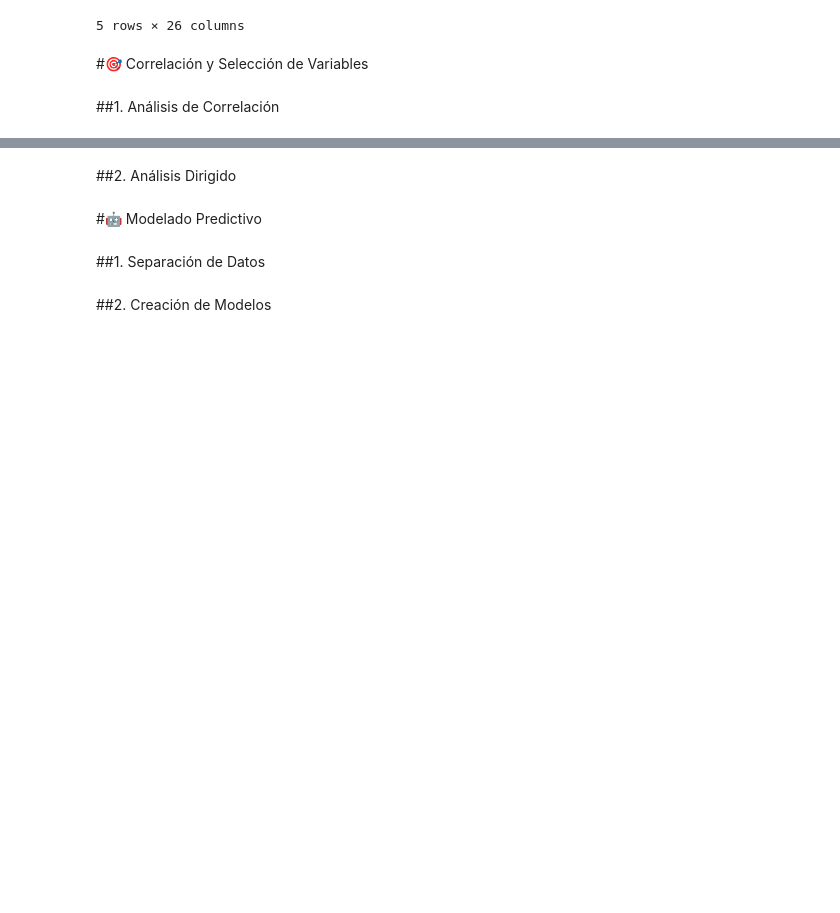
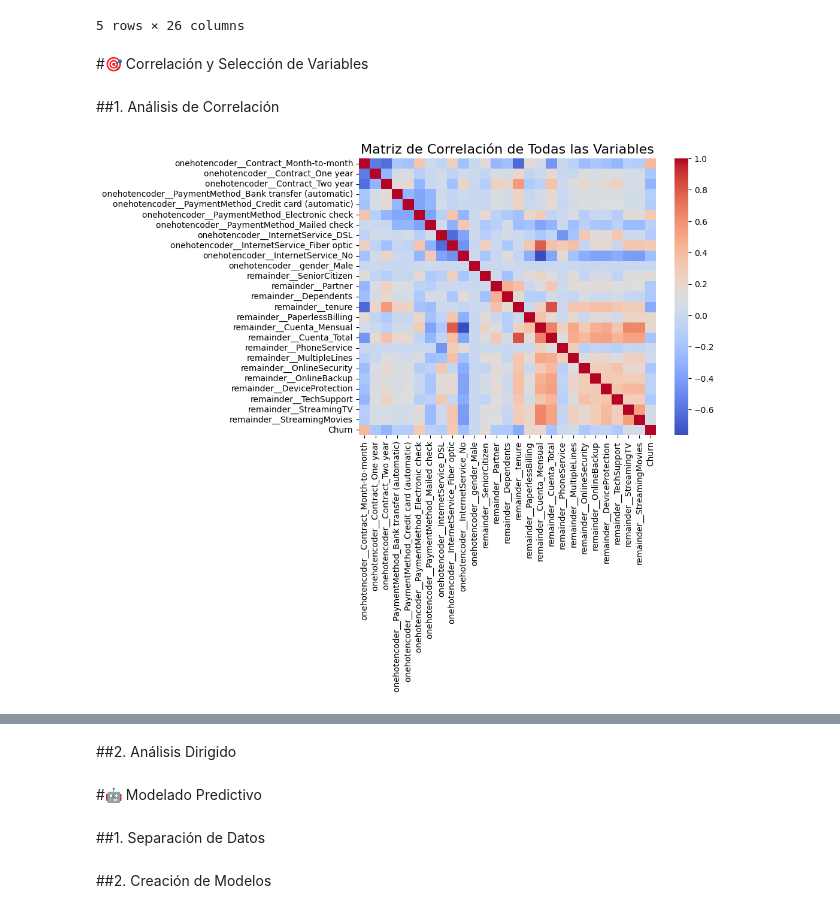
Before and after one commit to pablocelva/challenge-telecom-x-parte-2, a Jupyter notebook: TelecomX_LATAM_parte_2.ipynb, the cells around one changed output, grey strips where cells are left out. Drawn from its saved outputs; the diff is of its cells as text; code cells hidden in the pictures; blank space fills up the shorter version.

Commit message:
Análisis correlación cancelación

```diff
--- a/TelecomX_LATAM_parte_2.ipynb
+++ b/TelecomX_LATAM_parte_2.ipynb
@@ -212,0 +216,12 @@ df_scaled.sample(5)
+# %%
+df_corr = df_scaled.copy()
+df_corr['Churn'] = y.values
+
+matriz_corr = df_corr.corr()
+
+plt.figure(figsize=(8, 6))
+sns.heatmap(matriz_corr, cmap='coolwarm')
+plt.title('Matriz de Correlación de Todas las Variables', fontsize=16)
+plt.show()
+# %% [output]
+[figure, added]
```
Also changed, not shown: parts of 3 cells of this notebook.
